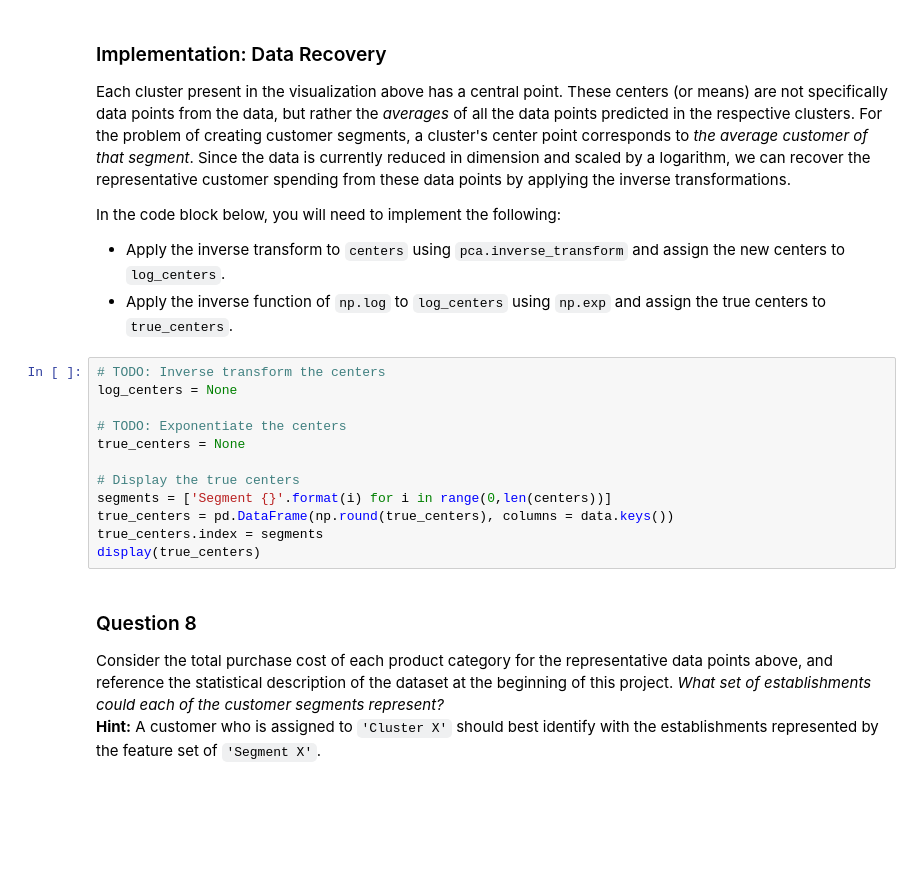
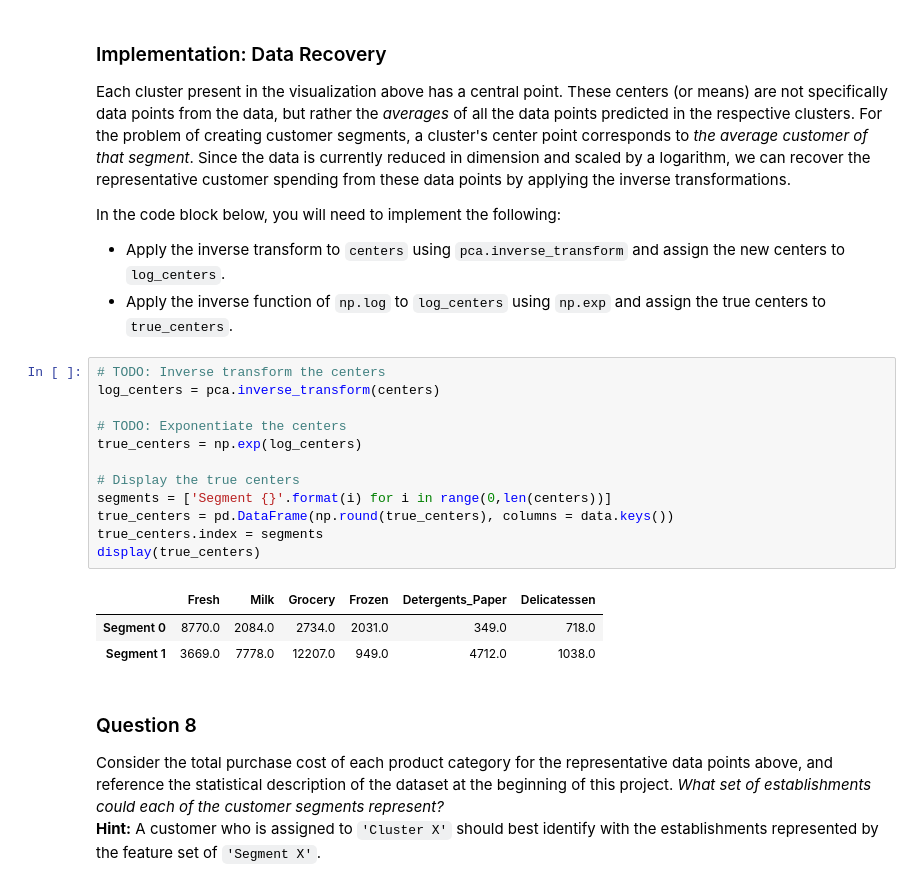
Before and after one commit to coolsgupta/customer_segements, a Jupyter notebook: customer_segments.ipynb, the cells around one changed output. Cells and saved outputs as stored; diff of their text form; blank space fills up the shorter version.

```diff
--- a/customer_segments.ipynb
+++ b/customer_segments.ipynb
@@ -498,16 +499,20 @@ In the code block below, you will need to implement the following:
  - Apply the inverse function of `np.log` to `log_centers` using `np.exp` and assign the true centers to `true_centers`.
 # %%
 # TODO: Inverse transform the centers
-log_centers = None
+log_centers = pca.inverse_transform(centers)
 
 # TODO: Exponentiate the centers
-true_centers = None
+true_centers = np.exp(log_centers)
 
 # Display the true centers
 segments = ['Segment {}'.format(i) for i in range(0,len(centers))]
 true_centers = pd.DataFrame(np.round(true_centers), columns = data.keys())
 true_centers.index = segments
 display(true_centers)
+# %% [output]
+|  | Fresh | Milk | Grocery | Frozen | Detergents_Paper | Delicatessen |
+| Segment 0 | 8770.0 | 2084.0 | 2734.0 | 2031.0 | 349.0 | 718.0 |
+| Segment 1 | 3669.0 | 7778.0 | 12207.0 | 949.0 | 4712.0 | 1038.0 |
 # %% [markdown]
 ### Question 8
 Consider the total purchase cost of each product category for the representative data points above, and reference the statistical description of the dataset at the beginning of this project. *What set of establishments could each of the customer segments represent?*
```
Also changed, not shown: parts of 1 cell of this notebook.
